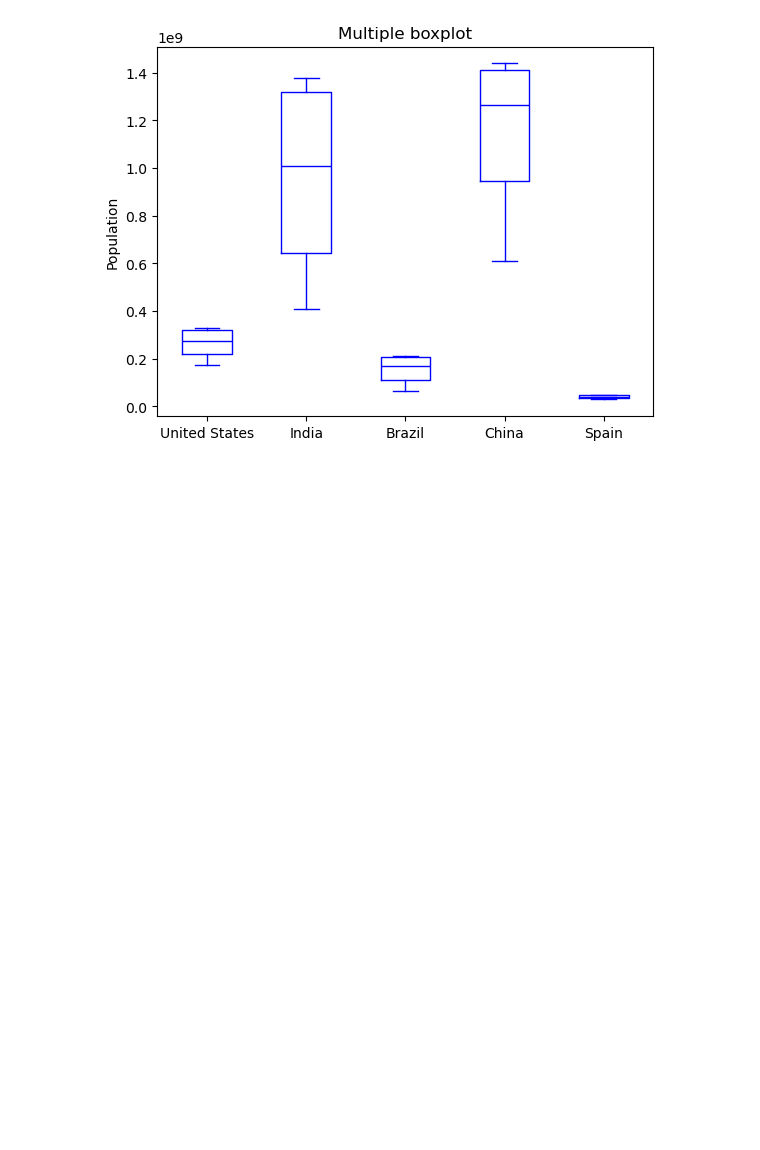
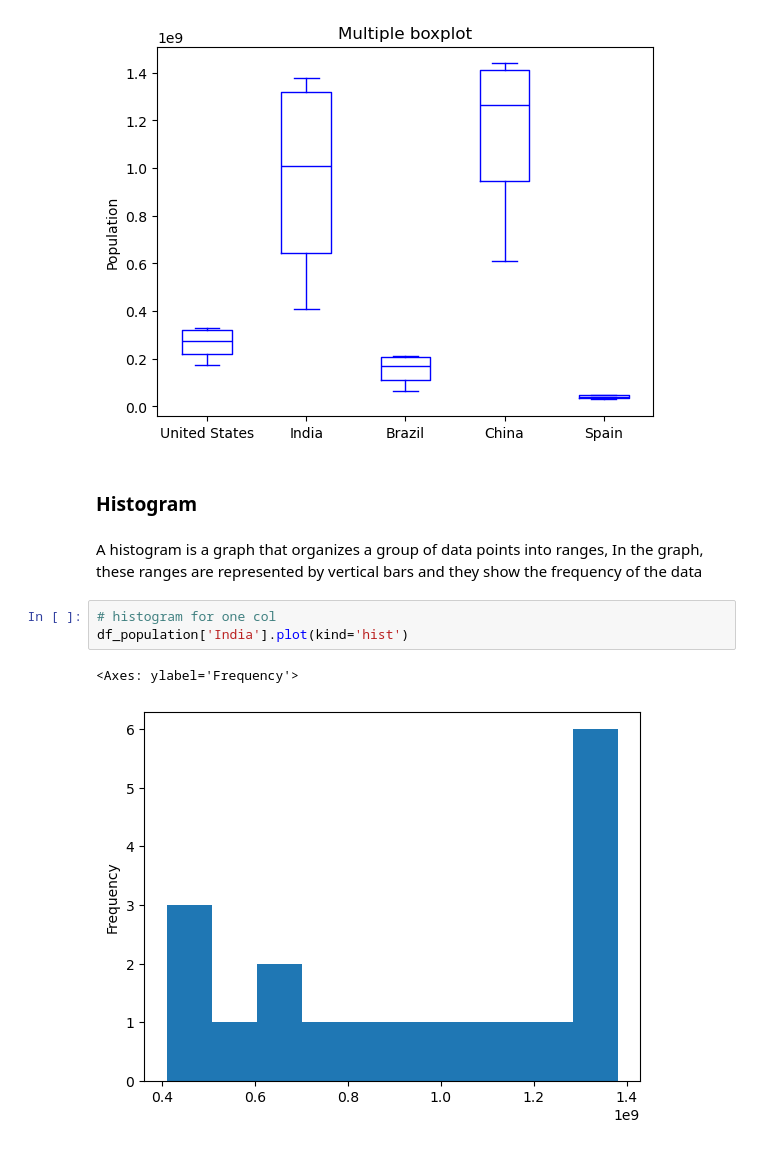
Before and after one commit to blu3-bird/Pandas-and-Numpy, a Jupyter notebook: data visualization/dataset overview and making pivot table.ipynb, the cells around one changed output. Cells and saved outputs as stored; diff of their text form; blank space fills up the shorter version.

Commit message:
Histogram notes

```diff
--- a/data visualization/dataset overview and making pivot table.ipynb
+++ b/data visualization/dataset overview and making pivot table.ipynb
@@ -190,3 +190,13 @@ df_population.plot(kind='box', color='blue',ylabel='Population', title='Multiple
 # %% [output]
 <Axes: title={'center': 'Multiple boxplot'}, ylabel='Population'>
 [figure]
+# %% [markdown]
+### Histogram
+# %% [markdown]
+A histogram is a graph that organizes a group of data points into ranges, In the graph, these ranges are represented by vertical bars and they show the frequency of the data
+# %%
+# histogram for one col
+df_population['India'].plot(kind='hist')
+# %% [output]
+<Axes: ylabel='Frequency'>
+[figure, added]
```
Also changed, not shown: parts of 2 cells of this notebook.
